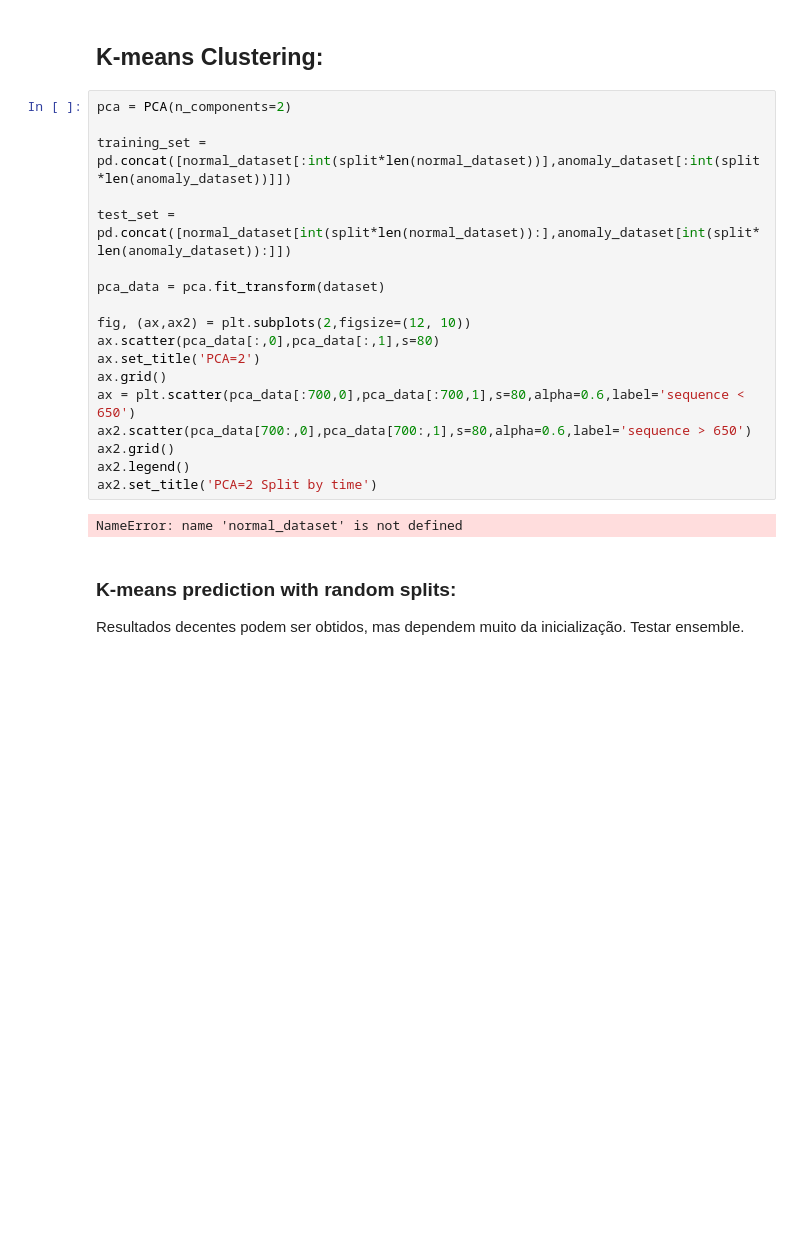
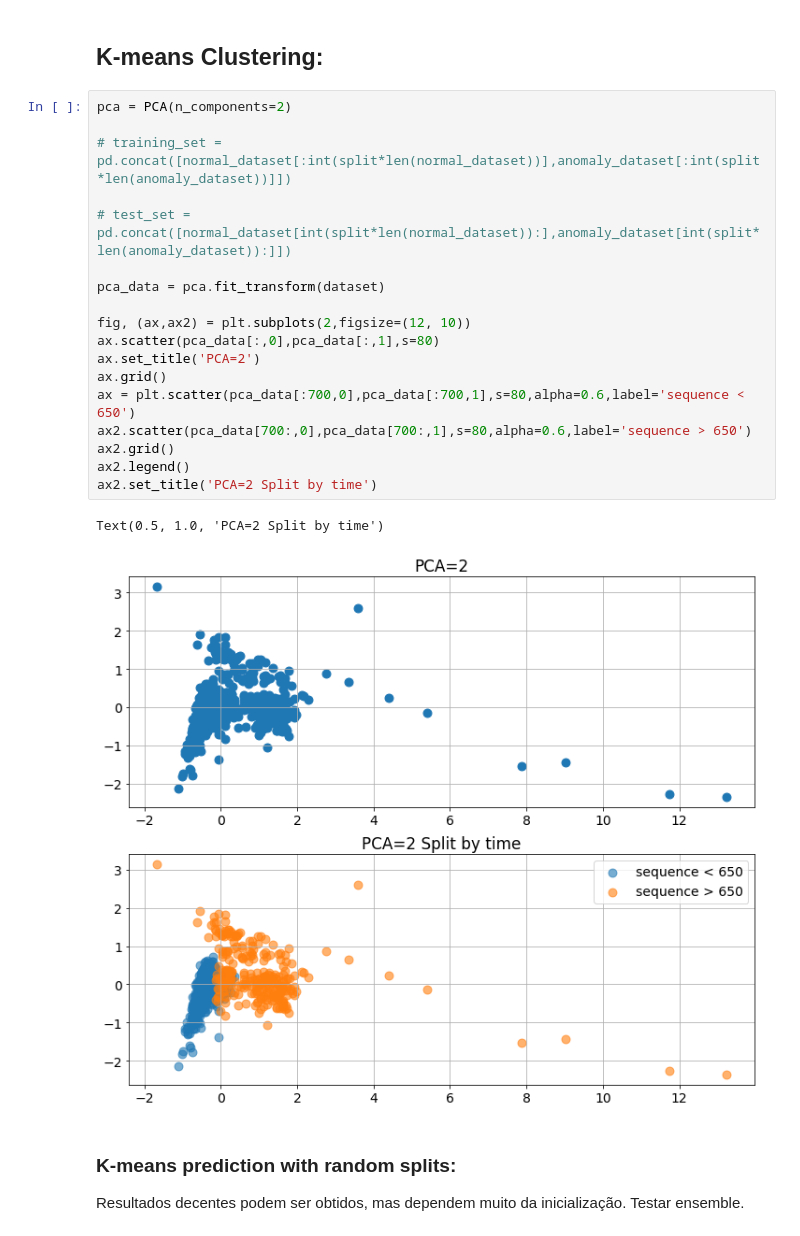
Before and after one commit to mzmarcon/PdM, a Jupyter notebook: analysis_2nd.ipynb, the cells around one changed output. Drawn from its saved outputs; the diff is of its cells as text; blank space fills up the shorter version.

```diff
--- a/analysis_2nd.ipynb
+++ b/analysis_2nd.ipynb
@@ -183,23 +183,24 @@ plt.grid(True)
 # %%
 pca = PCA(n_components=2)
 
-training_set = pd.concat([normal_dataset[:int(split*len(normal_dataset))],anomaly_dataset[:int(split*len(anomaly_dataset))]])
+# training_set = pd.concat([normal_dataset[:int(split*len(normal_dataset))],anomaly_dataset[:int(split*len(anomaly_dataset))]])
 
-test_set = pd.concat([normal_dataset[int(split*len(normal_dataset)):],anomaly_dataset[int(split*len(anomaly_dataset)):]])
+# test_set = pd.concat([normal_dataset[int(split*len(normal_dataset)):],anomaly_dataset[int(split*len(anomaly_dataset)):]])
 
 pca_data = pca.fit_transform(dataset)
 
 fig, (ax,ax2) = plt.subplots(2,figsize=(12, 10))
 ax.scatter(pca_data[:,0],pca_data[:,1],s=80)
 ax.set_title('PCA=2')
 ax.grid()
 ax = plt.scatter(pca_data[:700,0],pca_data[:700,1],s=80,alpha=0.6,label='sequence < 650')
 ax2.scatter(pca_data[700:,0],pca_data[700:,1],s=80,alpha=0.6,label='sequence > 650')
 ax2.grid()
 ax2.legend()
 ax2.set_title('PCA=2 Split by time')
 # %% [output]
-NameError: name 'normal_dataset' is not defined
+Text(0.5, 1.0, 'PCA=2 Split by time')
+[figure, added]
 # %% [markdown]
 ### K-means prediction with random splits:
 
```
Also changed, not shown: parts of 4 cells of this notebook.
